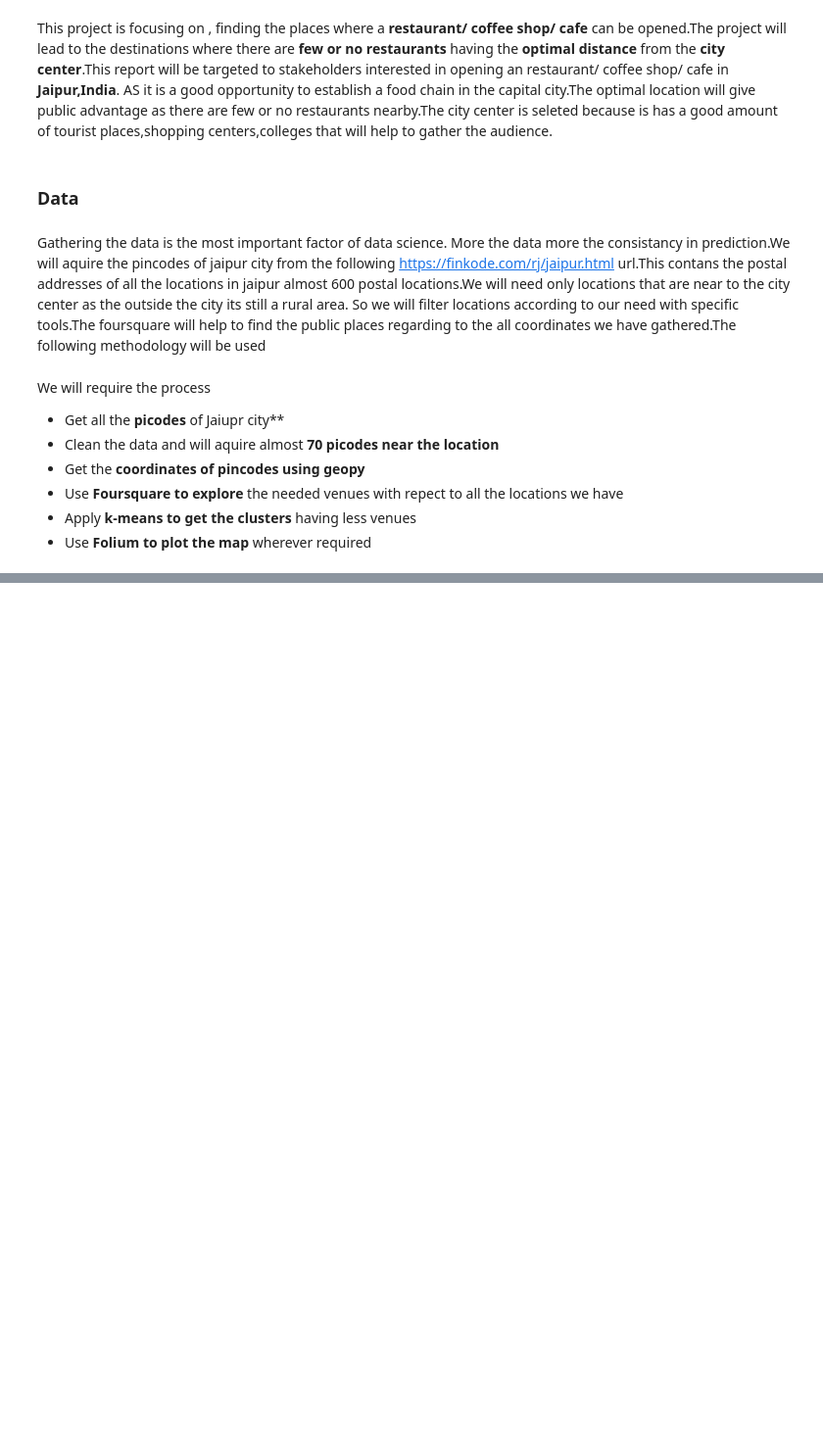
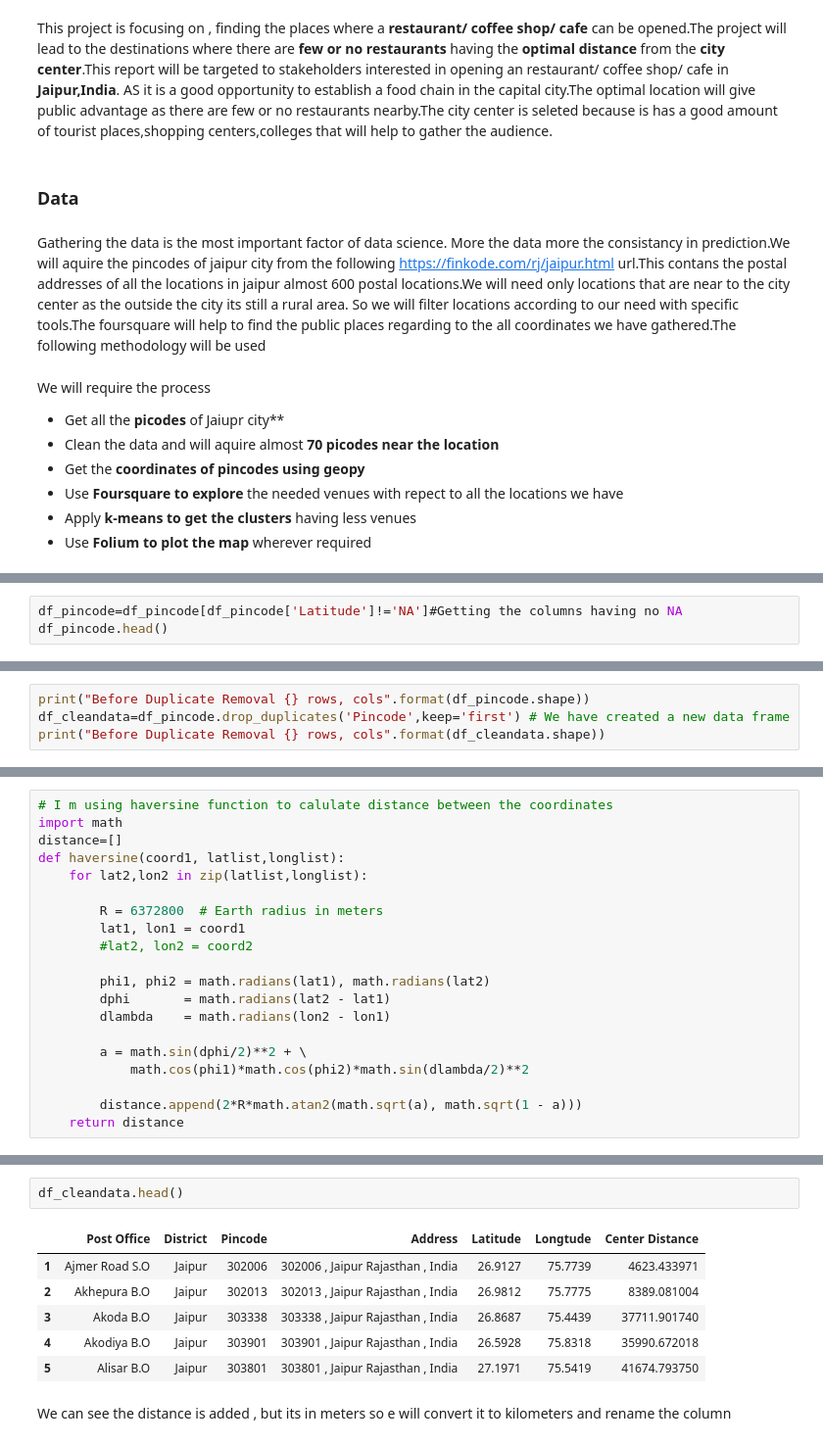
Before and after one commit to sanjitbhagat/Coursera_Capstone, a Jupyter notebook: Capestone Final Project.ipynb, the cells around one changed output, grey strips where cells are left out. Shown: that part at 98% size. Drawn from its saved outputs; the diff is of its cells as text; blank space fills up the shorter version.

```diff
--- a/Capestone Final Project.ipynb
+++ b/Capestone Final Project.ipynb
@@ -28,0 +144,3 @@ We will require the process
+# %%
+df_pincode=df_pincode[df_pincode['Latitude']!='NA']#Getting the columns having no NA
+df_pincode.head()
@@ -28,0 +168,4 @@ We will require the process
+# %%
+print("Before Duplicate Removal {} rows, cols".format(df_pincode.shape))
+df_cleandata=df_pincode.drop_duplicates('Pincode',keep='first') # We have created a new data frame
+print("Before Duplicate Removal {} rows, cols".format(df_cleandata.shape))
@@ -28,0 +199,20 @@ We will require the process
+# %%
+# I m using haversine function to calulate distance between the coordinates
+import math
+distance=[]
+def haversine(coord1, latlist,longlist):
+    for lat2,lon2 in zip(latlist,longlist):
+
+        R = 6372800  # Earth radius in meters
+        lat1, lon1 = coord1
+        #lat2, lon2 = coord2
+
+        phi1, phi2 = math.radians(lat1), math.radians(lat2)
+        dphi       = math.radians(lat2 - lat1)
+        dlambda    = math.radians(lon2 - lon1)
+
+        a = math.sin(dphi/2)**2 + \
+            math.cos(phi1)*math.cos(phi2)*math.sin(dlambda/2)**2
+
+        distance.append(2*R*math.atan2(math.sqrt(a), math.sqrt(1 - a)))
+    return distance
@@ -28,0 +227,11 @@ We will require the process
+# %%
+df_cleandata.head()
+# %% [output]
+|  | Post Office | District | Pincode | Address | Latitude | Longtude | Center Distance |
+| 1 | Ajmer Road S.O | Jaipur | 302006 | 302006 , Jaipur Rajasthan , India | 26.9127 | 75.7739 | 4623.433971 |
+| 2 | Akhepura B.O | Jaipur | 302013 | 302013 , Jaipur Rajasthan , India | 26.9812 | 75.7775 | 8389.081004 |
+| 3 | Akoda B.O | Jaipur | 303338 | 303338 , Jaipur Rajasthan , India | 26.8687 | 75.4439 | 37711.901740 |
+| 4 | Akodiya B.O | Jaipur | 303901 | 303901 , Jaipur Rajasthan , India | 26.5928 | 75.8318 | 35990.672018 |
+| 5 | Alisar B.O | Jaipur | 303801 | 303801 , Jaipur Rajasthan , India | 27.1971 | 75.5419 | 41674.793750 |
+# %% [markdown]
+We can see the distance is added , but its in meters so e will convert it to kilometers and rename the column
```
Also changed, not shown: parts of 64 cells of this notebook.
